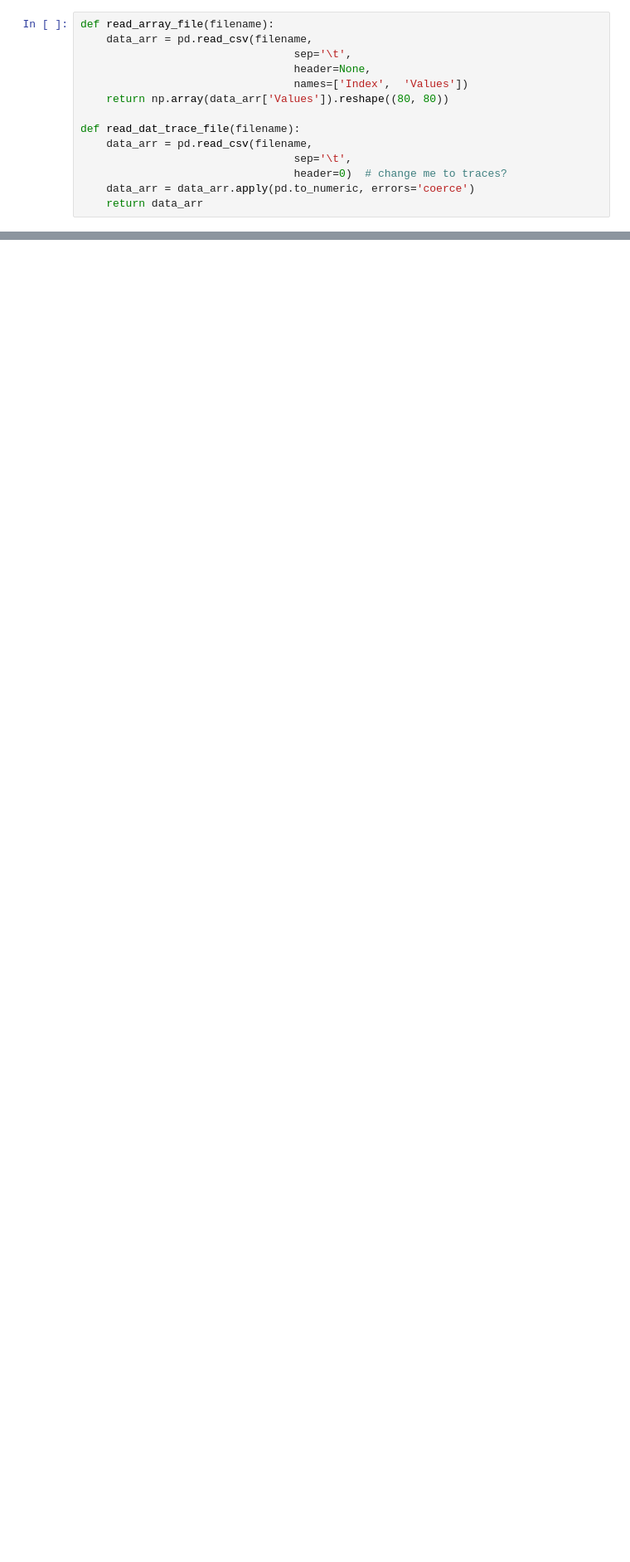
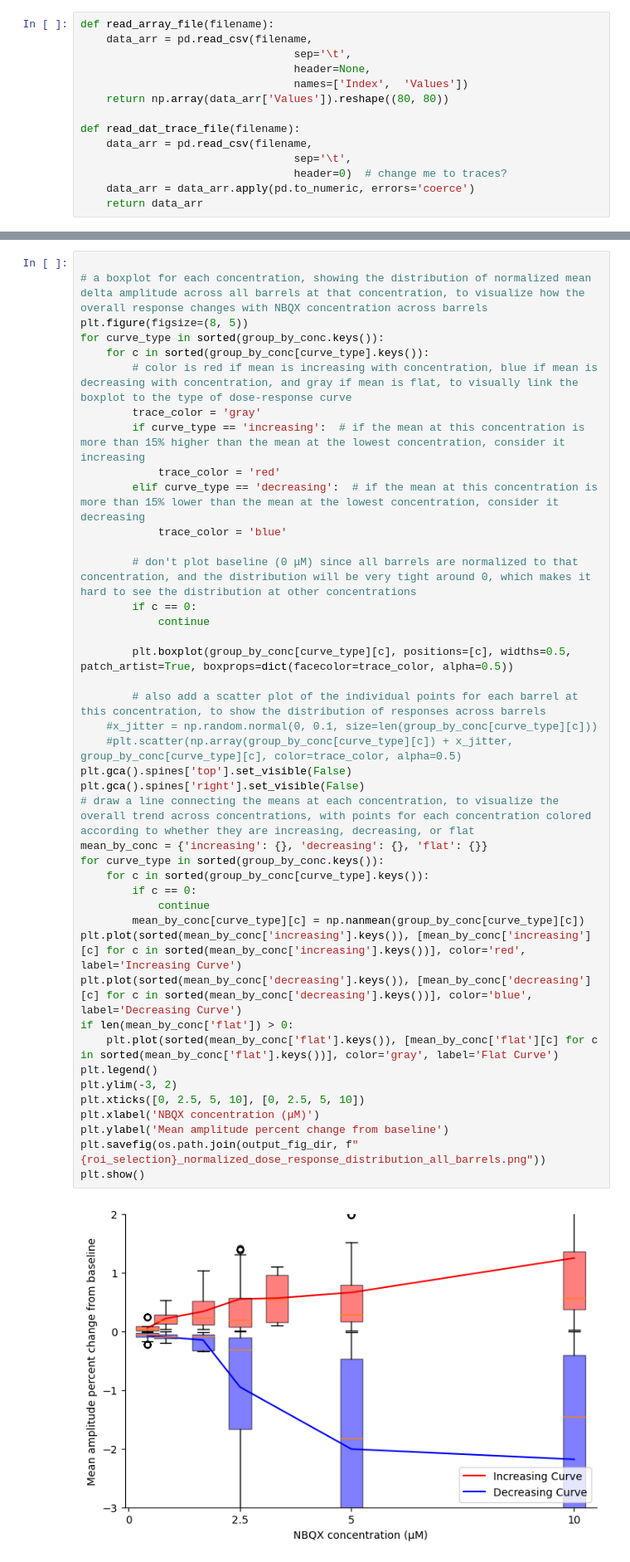
Before and after one commit to john-judge/TSM-to-ZDA, a Jupyter notebook: slow_NBQX_Feb2026.ipynb, the cells around one changed output, grey strips where cells are left out. Shown at 83% size. Saved outputs shown, nothing was run; the diff lists cells and outputs as text; blank space fills up the shorter version.

Commit message:
save analysis for slow NBQX and PV PPR

```diff
--- a/slow_NBQX_Feb2026.ipynb
+++ b/slow_NBQX_Feb2026.ipynb
@@ -278,0 +875,44 @@ posx and posy should be finite values
+# %%
+
+# a boxplot for each concentration, showing the distribution of normalized mean delta amplitude across all barrels at that concentration, to visualize how the overall response changes with NBQX concentration across barrels
+plt.figure(figsize=(8, 5))
+for curve_type in sorted(group_by_conc.keys()):
+    for c in sorted(group_by_conc[curve_type].keys()):
+        # color is red if mean is increasing with concentration, blue if mean is decreasing with concentration, and gray if mean is flat, to visually link the boxplot to the type of dose-response curve
+        trace_color = 'gray'
+        if curve_type == 'increasing':  # if the mean at this concentration is more than 15% higher than the mean at the lowest concentration, consider it increasing
+            trace_color = 'red'
+        elif curve_type == 'decreasing':  # if the mean at this concentration is more than 15% lower than the mean at the lowest concentration, consider it decreasing
+            trace_color = 'blue'
+
+        # don't plot baseline (0 μM) since all barrels are normalized to that concentration, and the distribution will be very tight around 0, which makes it hard to see the distribution at other concentrations
+        if c == 0:
+            continue
+
+        plt.boxplot(group_by_conc[curve_type][c], positions=[c], widths=0.5, patch_artist=True, boxprops=dict(facecolor=trace_color, alpha=0.5))
+
+        # also add a scatter plot of the individual points for each barrel at this concentration, to show the distribution of responses across barrels
+    #x_jitter = np.random.normal(0, 0.1, size=len(group_by_conc[curve_type][c]))
+    #plt.scatter(np.array(group_by_conc[curve_type][c]) + x_jitter, group_by_conc[curve_type][c], color=trace_color, alpha=0.5)
+plt.gca().spines['top'].set_visible(False)
+plt.gca().spines['right'].set_visible(False)
+# draw a line connecting the means at each concentration, to visualize the overall trend across concentrations, with points for each concentration colored according to whether they are increasing, decreasing, or flat
+mean_by_conc = {'increasing': {}, 'decreasing': {}, 'flat': {}}
+for curve_type in sorted(group_by_conc.keys()):
+    for c in sorted(group_by_conc[curve_type].keys()):
+        if c == 0:
+            continue
+        mean_by_conc[curve_type][c] = np.nanmean(group_by_conc[curve_type][c])
+plt.plot(sorted(mean_by_conc['increasing'].keys()), [mean_by_conc['increasing'][c] for c in sorted(mean_by_conc['increasing'].keys())], color='red', label='Increasing Curve')
+plt.plot(sorted(mean_by_conc['decreasing'].keys()), [mean_by_conc['decreasing'][c] for c in sorted(mean_by_conc['decreasing'].keys())], color='blue', label='Decreasing Curve')
+if len(mean_by_conc['flat']) > 0:
+    plt.plot(sorted(mean_by_conc['flat'].keys()), [mean_by_conc['flat'][c] for c in sorted(mean_by_conc['flat'].keys())], color='gray', label='Flat Curve')
+plt.legend()
+plt.ylim(-3, 2)
+plt.xticks([0, 2.5, 5, 10], [0, 2.5, 5, 10])
+plt.xlabel('NBQX concentration (μM)')
+plt.ylabel('Mean amplitude percent change from baseline')
+plt.savefig(os.path.join(output_fig_dir, f"{roi_selection}_normalized_dose_response_distribution_all_barrels.png"))
+plt.show()
+# %% [output]
+[figure, added]
```
Also changed, not shown: parts of 11 cells of this notebook, 3 other files.
